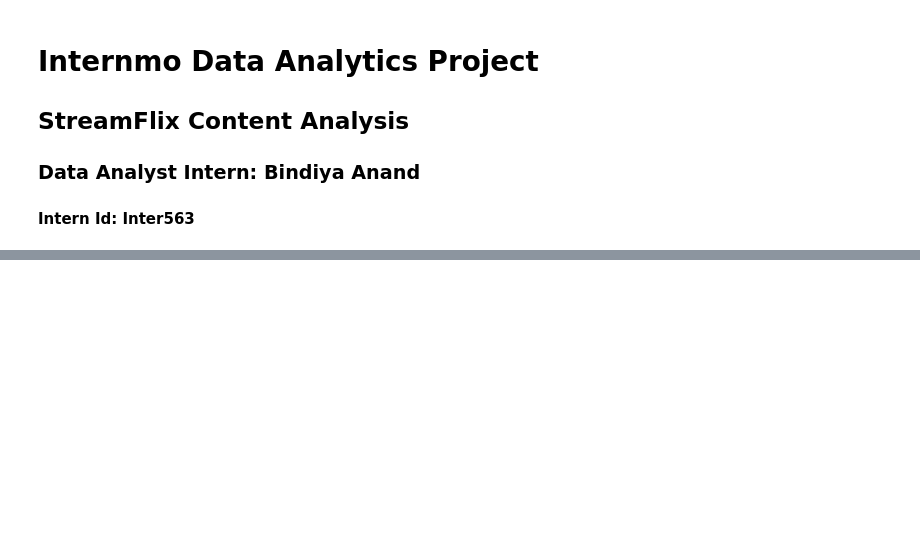
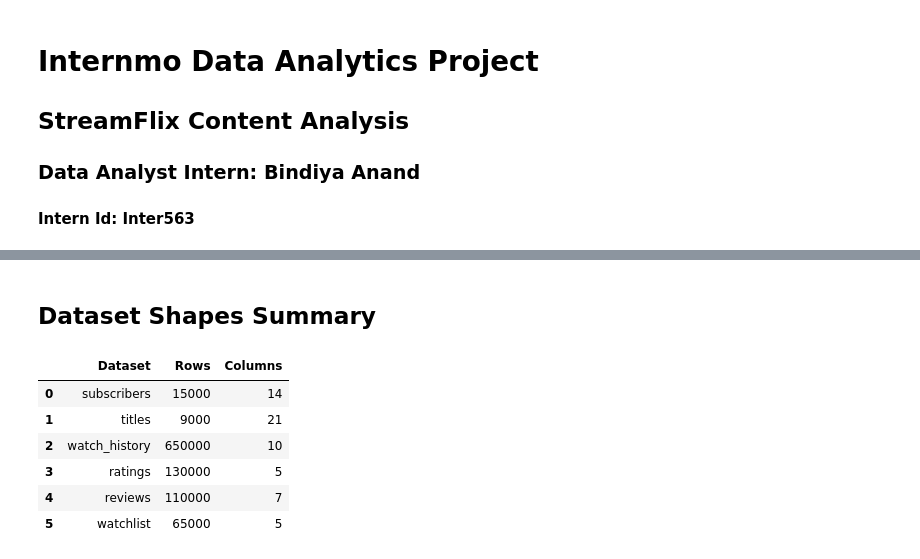
Before and after one commit to Bindiya-Anand/StreamFlix-Content-Analytics-Project, a Jupyter notebook: notebooks/StreamFlix_Phase1_Bindiya_Anand.ipynb, the cells around one changed output, grey strips where cells are left out. Cells and saved outputs as stored; diff of their text form; code cells hidden in the pictures; blank space fills up the shorter version.

```diff
--- a/notebooks/StreamFlix_Phase1_Bindiya_Anand.ipynb
+++ b/notebooks/StreamFlix_Phase1_Bindiya_Anand.ipynb
@@ -480,0 +108,21 @@ added_date dtype: datetime64[ns]
+# %% [markdown]
+## Dataset Shapes Summary
+# %%
+shape_records = []
+for name, df in datasets.items():
+    shape_records.append({
+        "Dataset": name,
+        "Rows": df.shape[0],
+        "Columns": df.shape[1]
+    })
+
+shape_summary_df = pd.DataFrame(shape_records)
+display(shape_summary_df)
+# %% [output]
+|  | Dataset | Rows | Columns |
+| 0 | subscribers | 15000 | 14 |
+| 1 | titles | 9000 | 21 |
+| 2 | watch_history | 650000 | 10 |
+| 3 | ratings | 130000 | 5 |
+| 4 | reviews | 110000 | 7 |
+| 5 | watchlist | 65000 | 5 |
```
Also changed, not shown: parts of 74 cells of this notebook.
